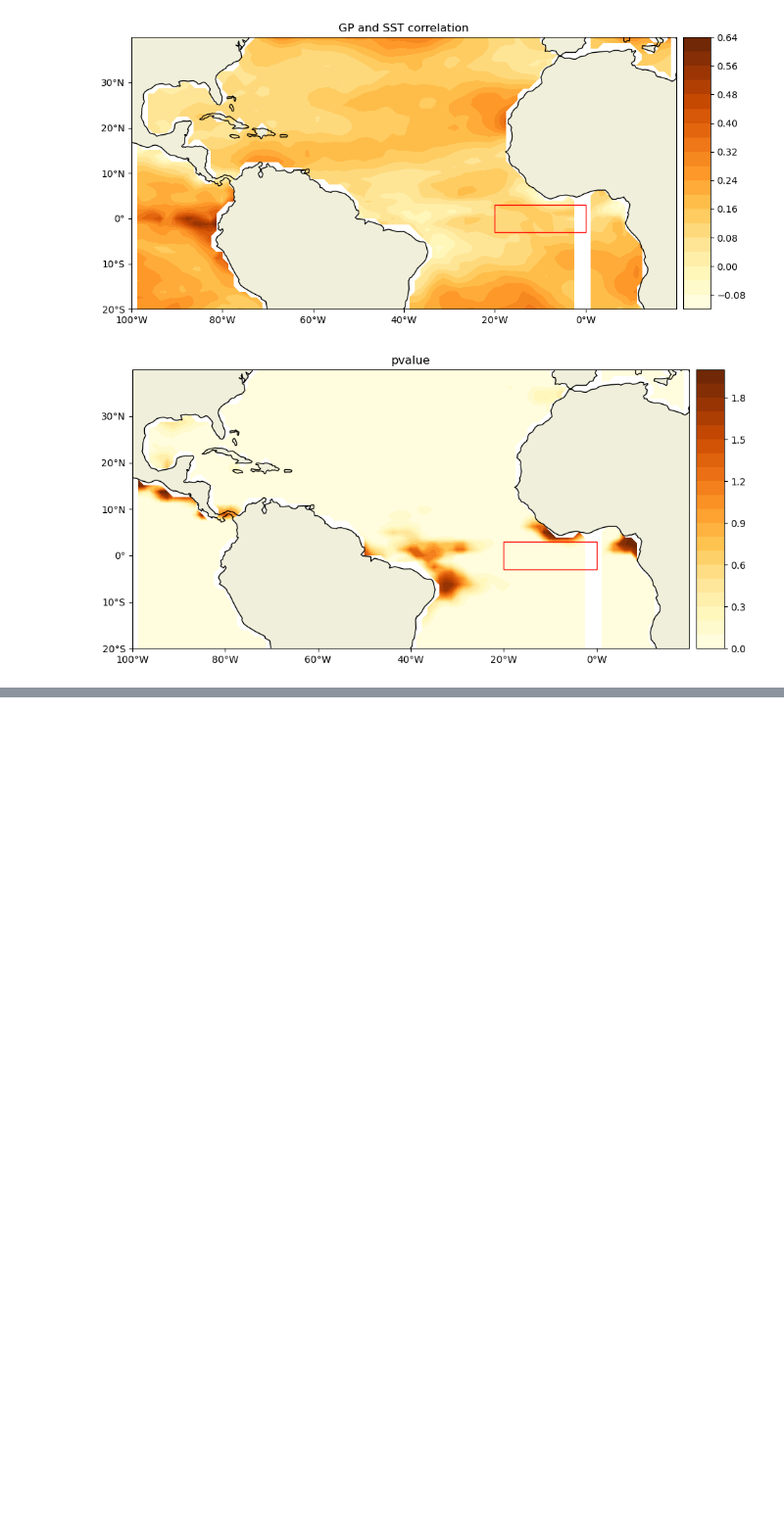
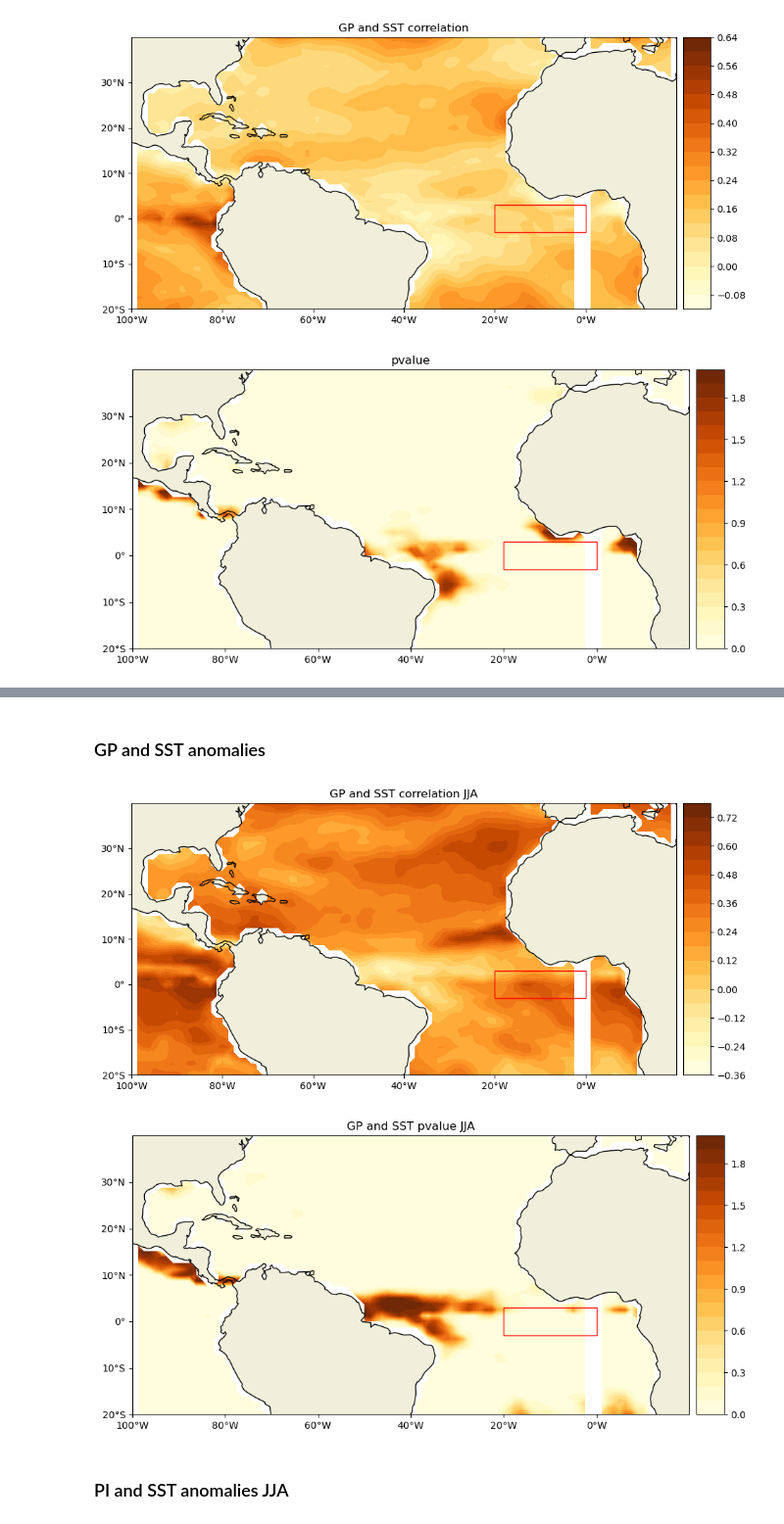
Before and after one commit to allan3prez/ATLN_HG, a Jupyter notebook: AN_GP_analysis.ipynb, the cells around one changed output, grey strips where cells are left out. Shown at 98% size. Saved outputs shown, nothing was run; the diff lists cells and outputs as text; code cells hidden in the pictures; blank space fills up the shorter version.

```diff
--- a/AN_GP_analysis.ipynb
+++ b/AN_GP_analysis.ipynb
@@ -258,3 +374,17 @@ AN_map(GP_SSTANOM['pval'], box, 'pvalue')
 # %%
 AN_jja = AN.where(AN["time.season"]=='JJA', drop=True)
-GP_jja = GP.where(GP["time
+GP_jja = GP.where(GP["time.season"]=='JJA', drop=True)
+PI_jja = PI.where(PI["time.season"]=='JJA', drop=True)
+# %% [markdown]
+### GP and SST anomalies
+# %%
+cov, cor, slope, intercept, pval, stderr = lag_linregress_3D(AN_jja.sst_anom, GP_jja.GP)
+GP_SSTA_JJA = {'cov': cov, 'cor': cor, 'slope': slope, 'intercept': intercept, 'pval': pval, 'stderr':stderr}
+# %%
+AN_map(GP_SSTA_JJA['cor'], box, 'GP and SST correlation JJA')
+AN_map(GP_SSTA_JJA['pval'], box, 'GP and SST pvalue JJA')
+# %% [output]
+[figure, added]
+[figure, added]
+# %% [markdown]
+### PI and SST anomalies JJA
```
Also changed, not shown: parts of 33 cells of this notebook, 1 other file.
